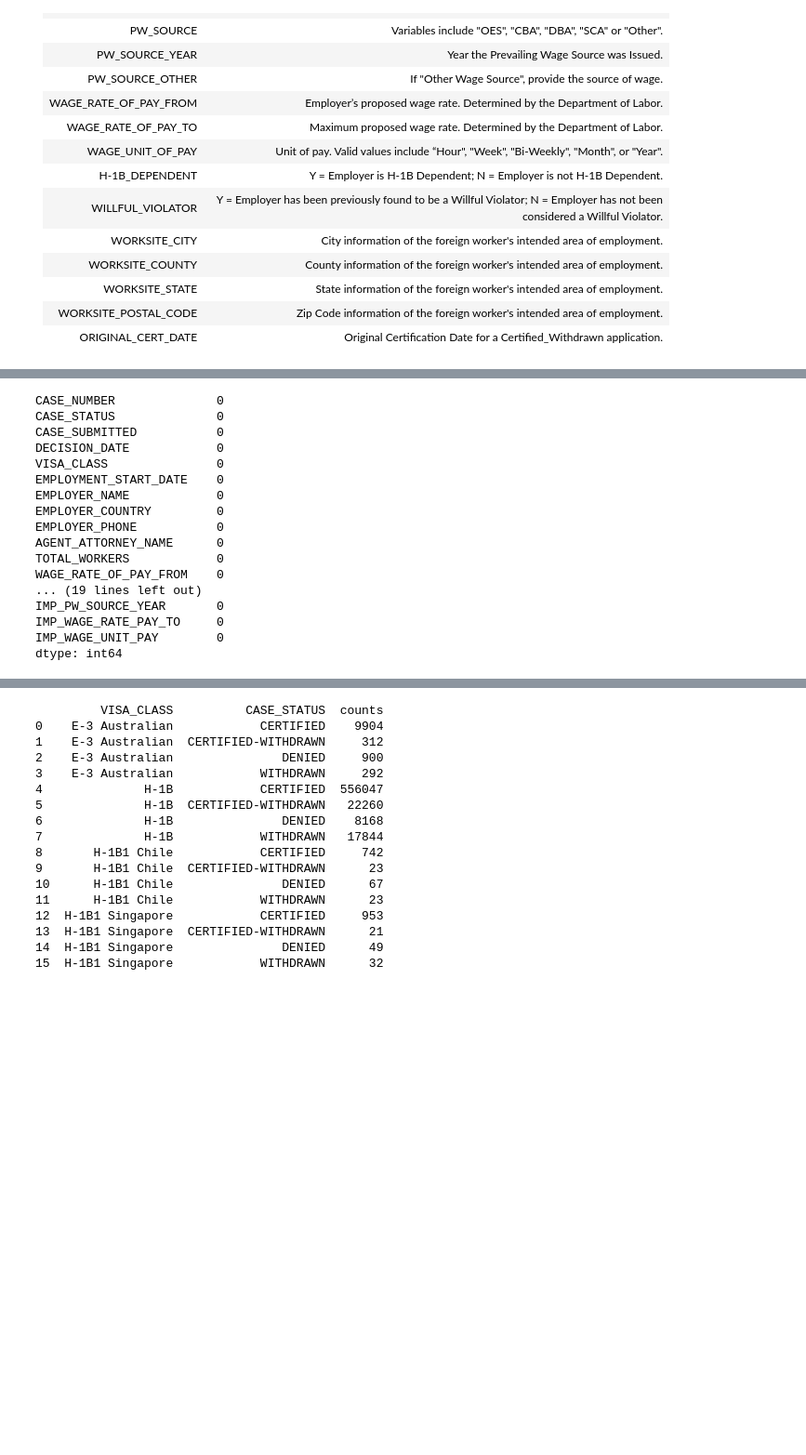
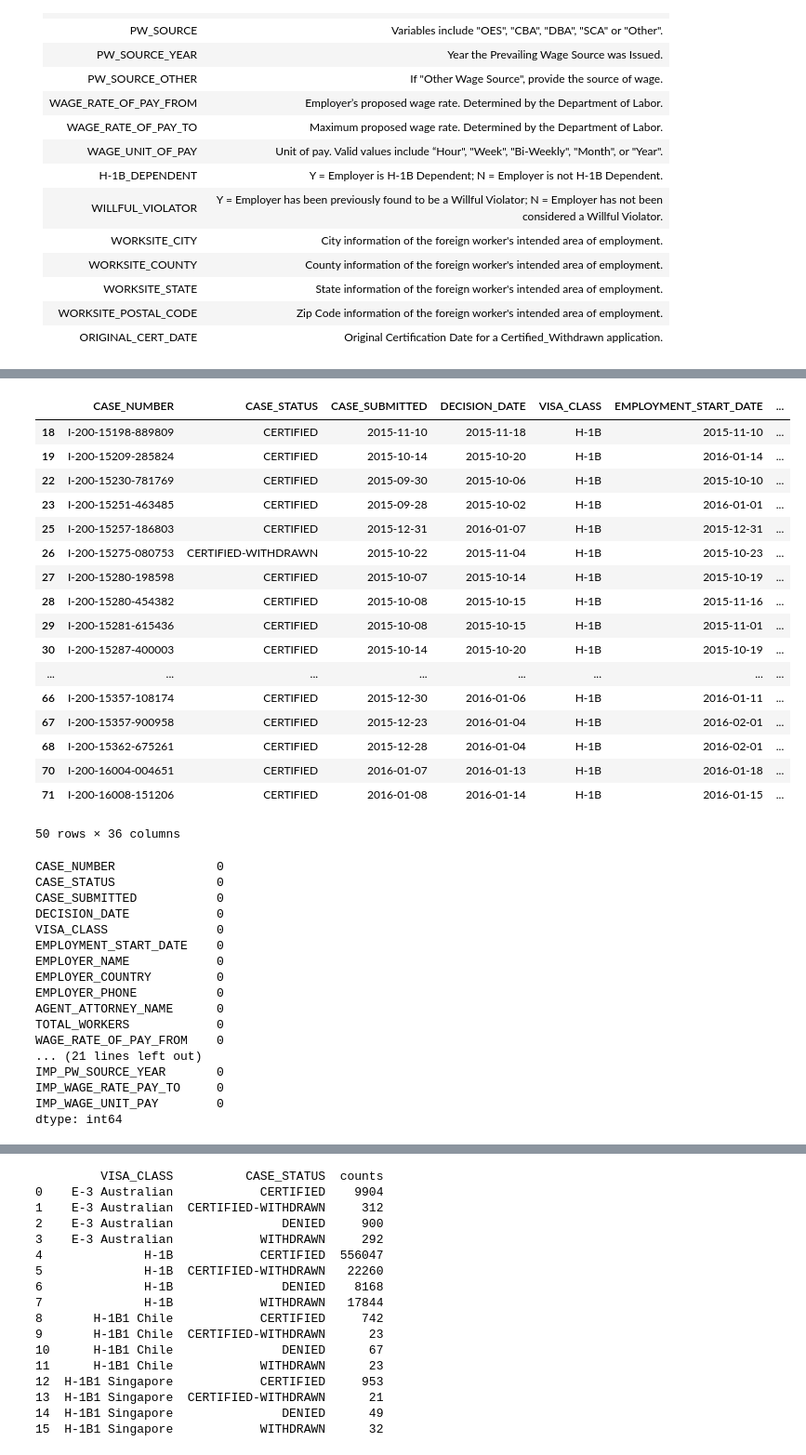
Before and after one commit to adelial/DM_TeamProject, a Jupyter notebook: H1Visa_TeamProject.ipynb, the cells around one changed output, grey strips where cells are left out. Shown at 93% size. Cells and saved outputs as stored; diff of their text form; code cells hidden in the pictures; blank space fills up the shorter version.

```diff
--- a/H1Visa_TeamProject.ipynb
+++ b/H1Visa_TeamProject.ipynb
@@ -128,3 +144,28 @@ H1VisaClean_df = H1VisaClean_df[(H1VisaClean_df['EMPLOYMENT_START_DATE']>('2015-
+# %%
+# CASE_STATUS cleanup
+H1VisaClean_df = H1VisaClean_df[H1VisaClean_df.CASE_STATUS != 'WITHDRAWN']
+H1VisaClean_df['CERTIFIED']= np.where(H1VisaClean_df['CASE_STATUS']=='DENIED',0,1)
+H1VisaClean_df['PROCESS_DAYS']= H1VisaData_df['DECISION_DATE'] - H1VisaData_df['CASE_SUBMITTED']
+H1VisaClean_df.head(50)
+# %% [output]
+|  | CASE_NUMBER | CASE_STATUS | CASE_SUBMITTED | DECISION_DATE | VISA_CLASS | EMPLOYMENT_START_DATE | ... |
+| 18 | I-200-15198-889809 | CERTIFIED | 2015-11-10 | 2015-11-18 | H-1B | 2015-11-10 | ... |
+| 19 | I-200-15209-285824 | CERTIFIED | 2015-10-14 | 2015-10-20 | H-1B | 2016-01-14 | ... |
+| 22 | I-200-15230-781769 | CERTIFIED | 2015-09-30 | 2015-10-06 | H-1B | 2015-10-10 | ... |
+| 23 | I-200-15251-463485 | CERTIFIED | 2015-09-28 | 2015-10-02 | H-1B | 2016-01-01 | ... |
+| 25 | I-200-15257-186803 | CERTIFIED | 2015-12-31 | 2016-01-07 | H-1B | 2015-12-31 | ... |
+| 26 | I-200-15275-080753 | CERTIFIED-WITHDRAWN | 2015-10-22 | 2015-11-04 | H-1B | 2015-10-23 | ... |
+| 27 | I-200-15280-198598 | CERTIFIED | 2015-10-07 | 2015-10-14 | H-1B | 2015-10-19 | ... |
+| 28 | I-200-15280-454382 | CERTIFIED | 2015-10-08 | 2015-10-15 | H-1B | 2015-11-16 | ... |
+| 29 | I-200-15281-615436 | CERTIFIED | 2015-10-08 | 2015-10-15 | H-1B | 2015-11-01 | ... |
+| 30 | I-200-15287-400003 | CERTIFIED | 2015-10-14 | 2015-10-20 | H-1B | 2015-10-19 | ... |
+| ... | ... | ... | ... | ... | ... | ... | ... |
+| 66 | I-200-15357-108174 | CERTIFIED | 2015-12-30 | 2016-01-06 | H-1B | 2016-01-11 | ... |
+| 67 | I-200-15357-900958 | CERTIFIED | 2015-12-23 | 2016-01-04 | H-1B | 2016-02-01 | ... |
+| 68 | I-200-15362-675261 | CERTIFIED | 2015-12-28 | 2016-01-04 | H-1B | 2016-02-01 | ... |
+| 70 | I-200-16004-004651 | CERTIFIED | 2016-01-07 | 2016-01-13 | H-1B | 2016-01-18 | ... |
+| 71 | I-200-16008-151206 | CERTIFIED | 2016-01-08 | 2016-01-14 | H-1B | 2016-01-15 | ... |
+50 rows × 36 columns
 # %%
 from datetime import timedelta
 #Removing records without employer name, this is mandatory data for H-1 visa process, this data might be a human mistake when
@@ -183,6 +224,8 @@ H1VisaClean_df.drop(['EMPLOYMENT_END_DATE', 'EMPLOYER_ADDRESS', 'EMPLOYER_CITY',
                     'WORKSITE_STATE', 'WORKSITE_POSTAL_CODE','PREVAILING_WAGE','PW_SOURCE_OTHER','PW_WAGE_SOURCE',\
                     'H-1B_DEPENDENT', 'WILLFUL_VIOLATOR','PW_UNIT_OF_PAY','PW_SOURCE_YEAR','WAGE_RATE_OF_PAY_TO', \
                     'WAGE_UNIT_OF_PAY'], axis=1, inplace=True)
+
+
 H1VisaClean_df.isnull().sum()
 # %% [output]
 CASE_NUMBER              0
@@ -197,7 +240,7 @@ EMPLOYER_PHONE           0
 AGENT_ATTORNEY_NAME      0
 TOTAL_WORKERS            0
 WAGE_RATE_OF_PAY_FROM    0
-... (19 lines left out)
+... (21 lines left out)
 IMP_PW_SOURCE_YEAR       0
 IMP_WAGE_RATE_PAY_TO     0
 IMP_WAGE_UNIT_PAY        0
```
Also changed, not shown: parts of 21 cells of this notebook.
